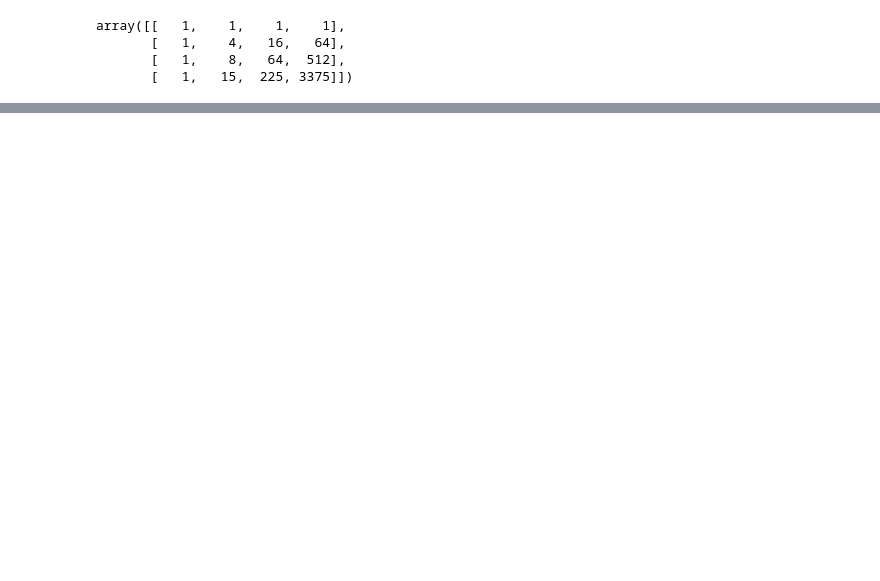
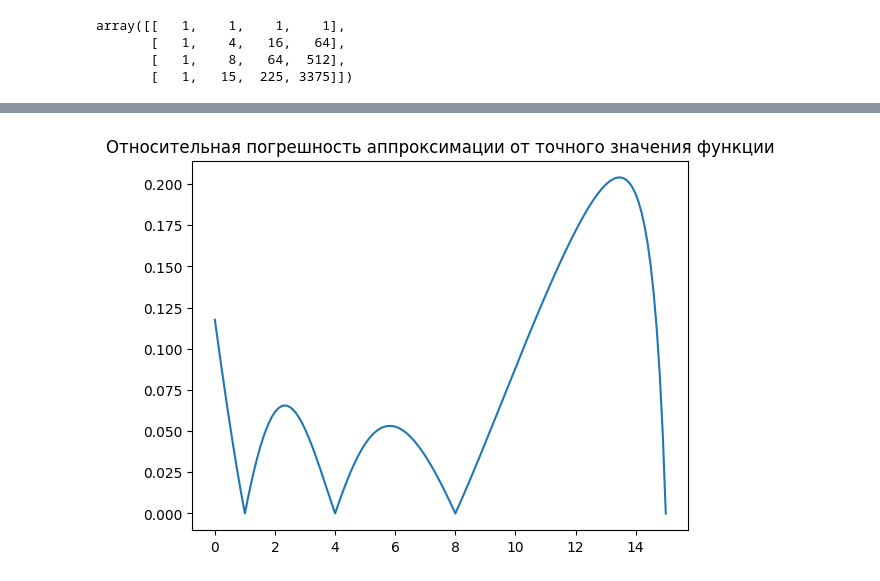
Before and after one commit to VitaliyDzhabrailov/Semestr_6, a Jupyter notebook: Lesson 1/Homework/Task 1.ipynb, the cells around one changed output, grey strips where cells are left out. Saved outputs shown, nothing was run; the diff lists cells and outputs as text; code cells hidden in the pictures; blank space fills up the shorter version.

```diff
--- a/Lesson 1/Homework/Task 1.ipynb
+++ b/Lesson 1/Homework/Task 1.ipynb
@@ -75,0 +85,8 @@ array([['w_0', 'w_1', 'w_2', 'w_3'],
+# %%
+grid_x = np.arange(0, 15.01, 0.1)
+plt.plot(grid_x, abs(f_3[0] + f_3[1] * grid_x + f_3[2] * grid_x ** 2 + f_3[3] * grid_x ** 3
+                  - np.array([f(i) for i in grid_x])) / np.array([f(i) for i in grid_x]))
+plt.title('Относительная погрешность аппроксимации от точного значения функции')
+plt.show()
+# %% [output]
+[figure, added]
```
Also changed, not shown: parts of 11 cells of this notebook.
